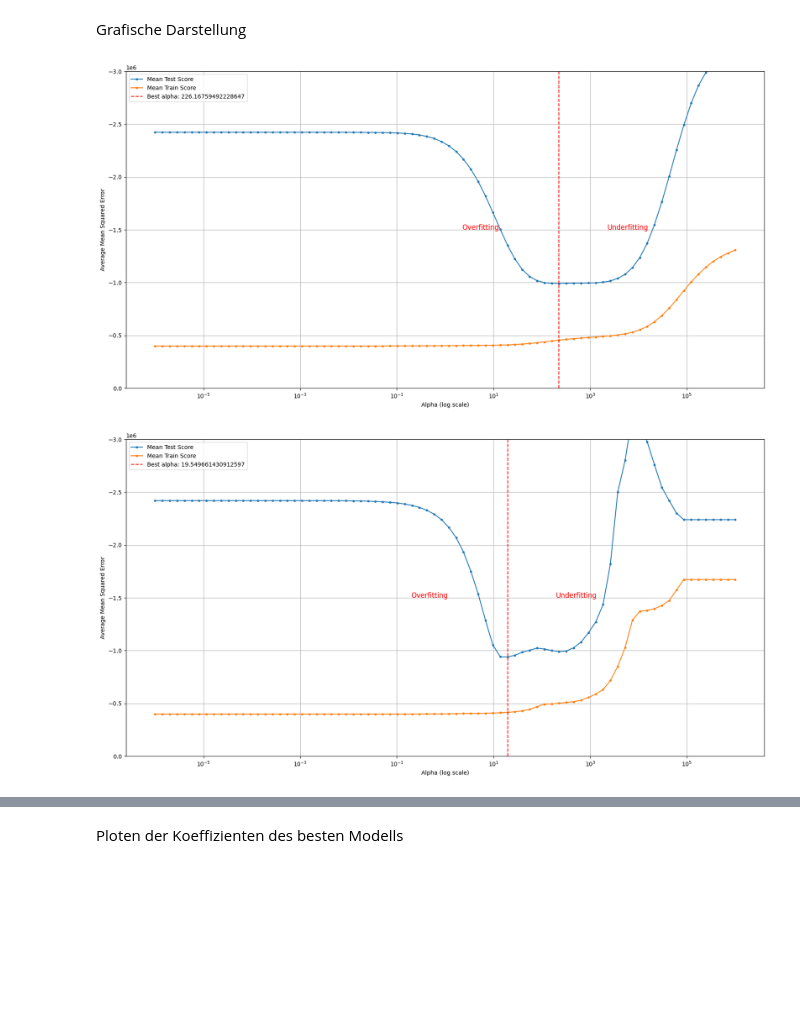
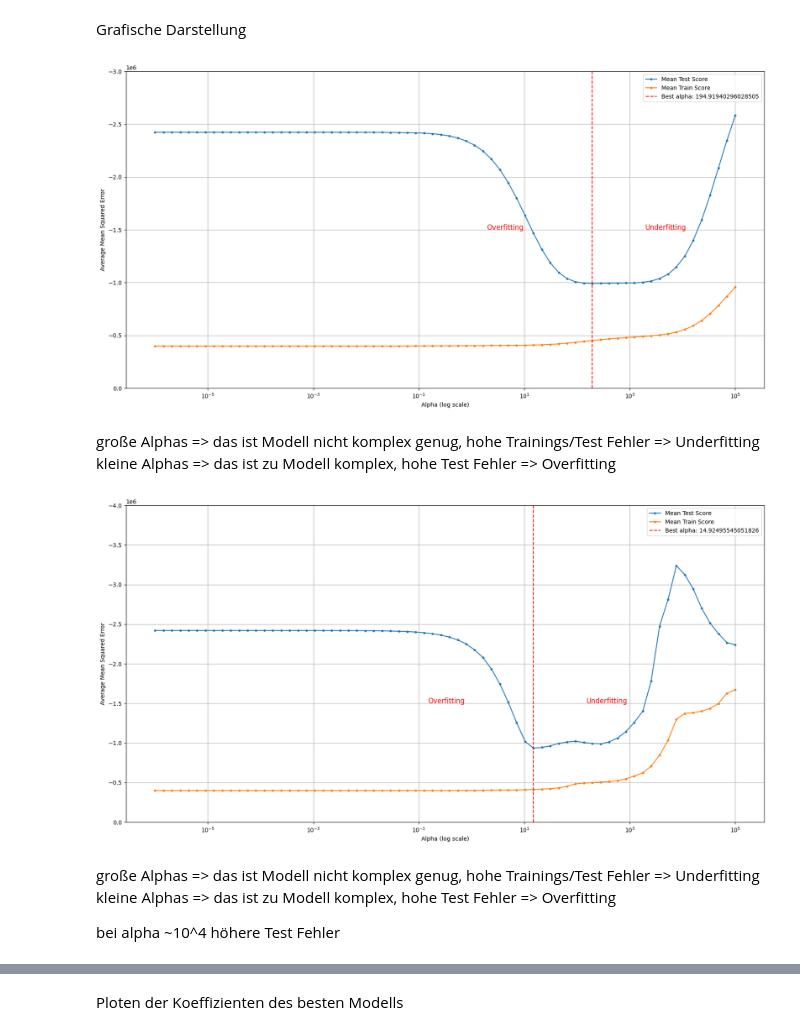
Before and after one commit to PaulBichl/machine-learning, a Jupyter notebook: src/machine_learning/BikeRental/Bichl_Paul_UE2.ipynb, the cells around one changed output, grey strips where cells are left out. Drawn from its saved outputs; the diff is of its cells as text; code cells hidden in the pictures; blank space fills up the shorter version.

```diff
--- a/src/machine_learning/BikeRental/Bichl_Paul_UE2.ipynb
+++ b/src/machine_learning/BikeRental/Bichl_Paul_UE2.ipynb
@@ -49,8 +49,8 @@ X_valid_scale = pd.DataFrame(X_valid_scale, columns=num_features)
 X_train_final = pd.concat((X_train_enc, X_train_scale), axis=1)
 X_vaild_final = pd.concat((X_valid_enc, X_valid_scale), axis=1)
 # %%
-alpha_values = np.logspace(-6, 6, num=80)
-gamma_values = np.logspace(-4, 4, num=20)
+alpha_values = np.logspace(-6, 5, num=70)
+gamma_values = np.logspace(-6, 3, num=10)
 
 param_grid = {"alpha":  alpha_values}
 kernel_param_grid = {"alpha":  alpha_values, "gamma": gamma_values}
@@ -104,26 +104,34 @@ if best_alpha_ridge is not None:
     ax.text(best_alpha_ridge*10, -1.5e6, "Underfitting", color="red", fontsize=12)
     ax.legend()
 # %% [output]
-[figure, old version]
+[figure, new version]
+# %% [markdown]
+große Alphas => das ist Modell nicht komplex genug, hohe Trainings/Test Fehler => Underfitting
+kleine Alphas => das ist zu Modell komplex, hohe Test Fehler => Overfitting
 # %%
 best_alpha_lasso = lasso_search_cv.best_params_["alpha"]
 
 fig, ax = plt.subplots(1, figsize=(20,10))
 ax.plot(param_grid["alpha"], lasso_cv_results["mean_test_score"], marker = ".",label = "Mean Test Score")
 ax.plot(param_grid["alpha"], lasso_cv_results["mean_train_score"], marker = ".",label = "Mean Train Score")
 ax.set_xscale("log")
-ax.set_ylim([0, -3e6])
+ax.set_ylim([0, -4e6])
 ax.set_xlabel("Alpha (log scale)")
 ax.set_ylabel("Average Mean Squared Error")
 ax.legend(["Mean Test Score", "Mean Train Score"], loc="best")
 ax.grid()
 if best_alpha_ridge is not None:
     ax.axvline(best_alpha_lasso, color="red", linestyle="--", label=f"Best alpha: {best_alpha_lasso}")
     ax.text(best_alpha_lasso/100, -1.5e6, "Overfitting", color="red", fontsize=12)
     ax.text(best_alpha_lasso*10, -1.5e6, "Underfitting", color="red", fontsize=12)
     ax.legend()
 # %% [output]
-[figure, old version]
+[figure, new version]
+# %% [markdown]
+große Alphas => das ist Modell nicht komplex genug, hohe Trainings/Test Fehler => Underfitting
+kleine Alphas => das ist zu Modell komplex, hohe Test Fehler => Overfitting
+
+bei alpha ~10^4 höhere Test Fehler
 # %%
 # Kernel Ridge wird für bestes gamma ausgewählt
 best_gamma = kernelridge_search_cv.best_params_['gamma']
```
Also changed, not shown: parts of 12 cells of this notebook.
